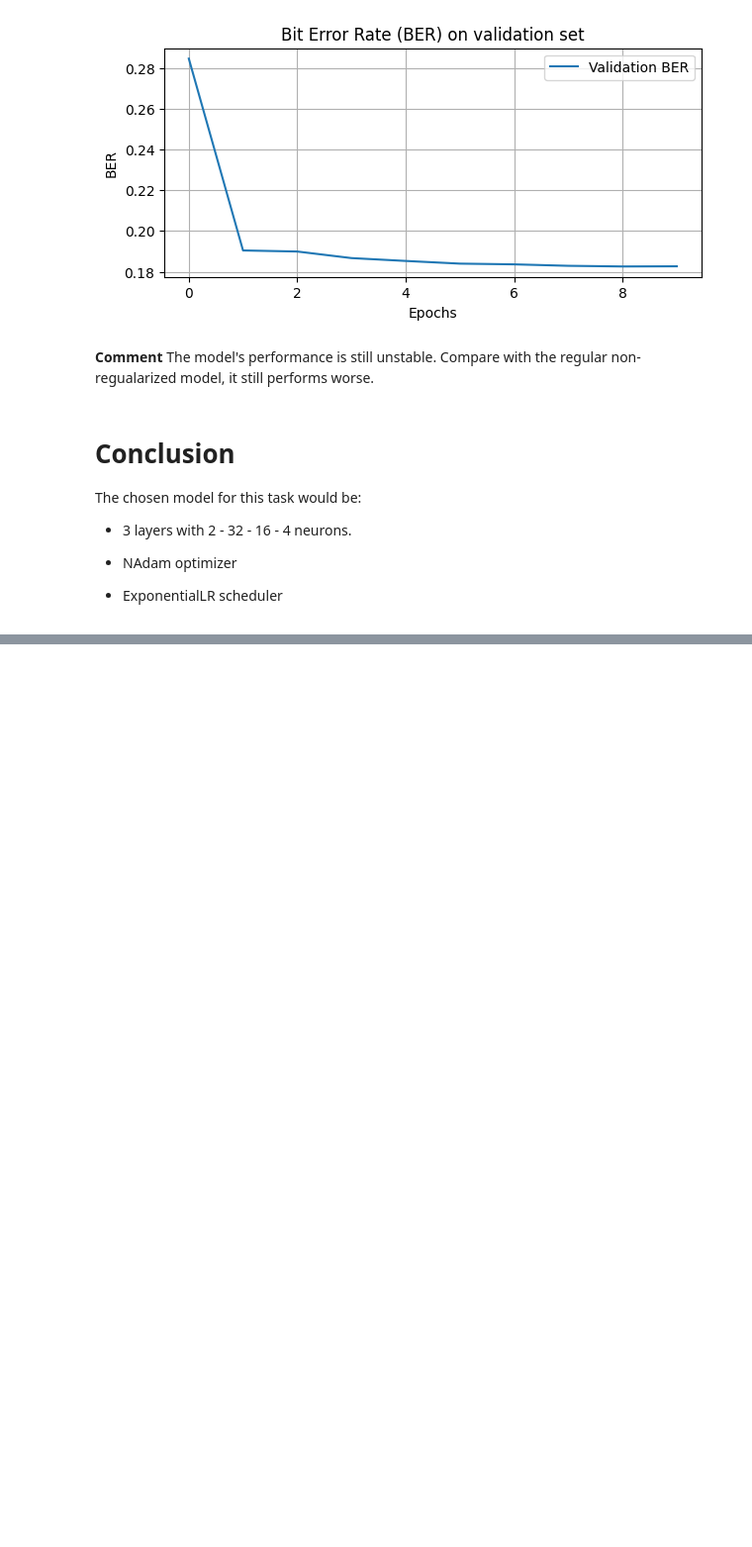
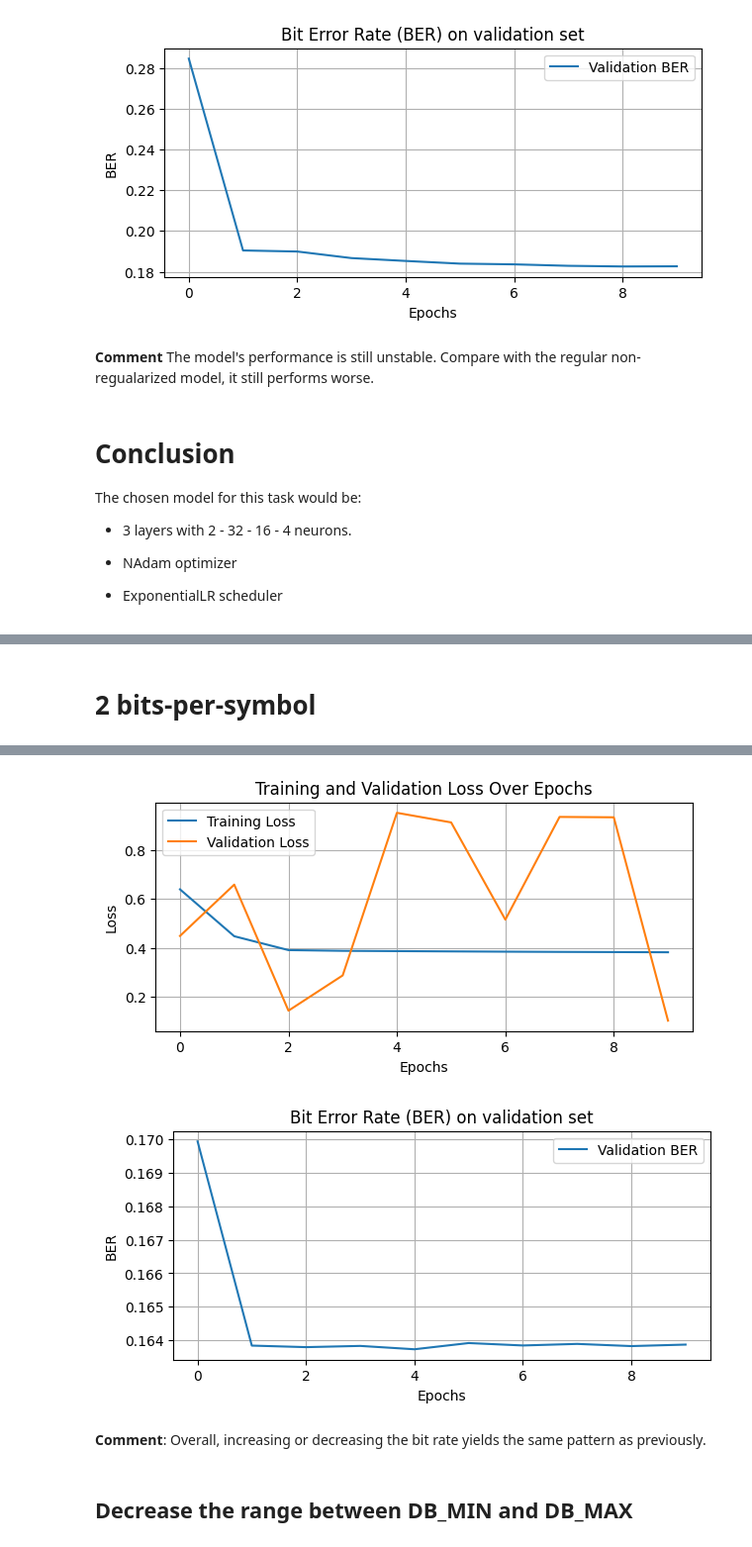
Before and after one commit to HieuVuong001/CMPE258, a Jupyter notebook: Model_Selection.ipynb, the cells around one changed output, grey strips where cells are left out. Shown at 99% size. Drawn from its saved outputs; the diff is of its cells as text; code cells hidden in the pictures; blank space fills up the shorter version.

```diff
--- a/Model_Selection.ipynb
+++ b/Model_Selection.ipynb
@@ -1234,0 +1358,31 @@ The chosen model for this task would be:
+# %% [markdown]
+# 2 bits-per-symbol
+# %%
+NUM_BITS_PER_SYMBOL = 2
+dataset = ComplexDataset(num_bits_per_symbol=NUM_BITS_PER_SYMBOL, Frame_SIZE=Frame_SIZE,
+                         Blocklength=Blocklength, DB_MIN=DB_MIN, DB_MAX=DB_MAX, totaldbs=BATCH_SIZE*100)
+
+
+# train, validation and test split
+train_size = int(0.8 * len(dataset))
+val_size = len(dataset) - train_size
+train_set, val_set = torch.utils.data.random_split(dataset, [train_size, val_size])
+
+# dataloaders
+train_loader = DataLoader(dataset=train_set, batch_size=BATCH_SIZE, shuffle=True, pin_memory=True)
+val_loader = DataLoader(dataset=val_set, batch_size=1, shuffle=True, pin_memory=True)
+# %%
+# Create model
+model = NormalizedModel(num_bits_per_symbol=NUM_BITS_PER_SYMBOL, H=Frame_SIZE, W=Blocklength)
+
+# Setup loss + optimizer
+loss_fn = nn.BCELoss() #nn.BCEWithLogitsLoss()
+
+optimizer = torch.optim.NAdam(model.parameters())
+scheduler = torch.optim.lr_scheduler.ExponentialLR(optimizer, gamma=0.95)
+# %%
+train_losses, val_losses, val_BERs, = training_loop(model, 0, 10, train_losses, val_losses, val_BERs, use_scheduler=True)
+
+plot_train_val_loss(train_losses, val_losses, name="Best_model_2bit_val")
+plot_val_BER(val_BERs, name="Best_model_2bit_BER")
+# %% [output]
@@ -1234,0 +1399,6 @@ The chosen model for this task would be:
+[figure, added]
+[figure, added]
+# %% [markdown]
+**Comment**: Overall, increasing or decreasing the bit rate yields the same pattern as previously.
+# %% [markdown]
+## Decrease the range between DB_MIN and DB_MAX
```
Also changed, not shown: parts of 27 cells of this notebook.
